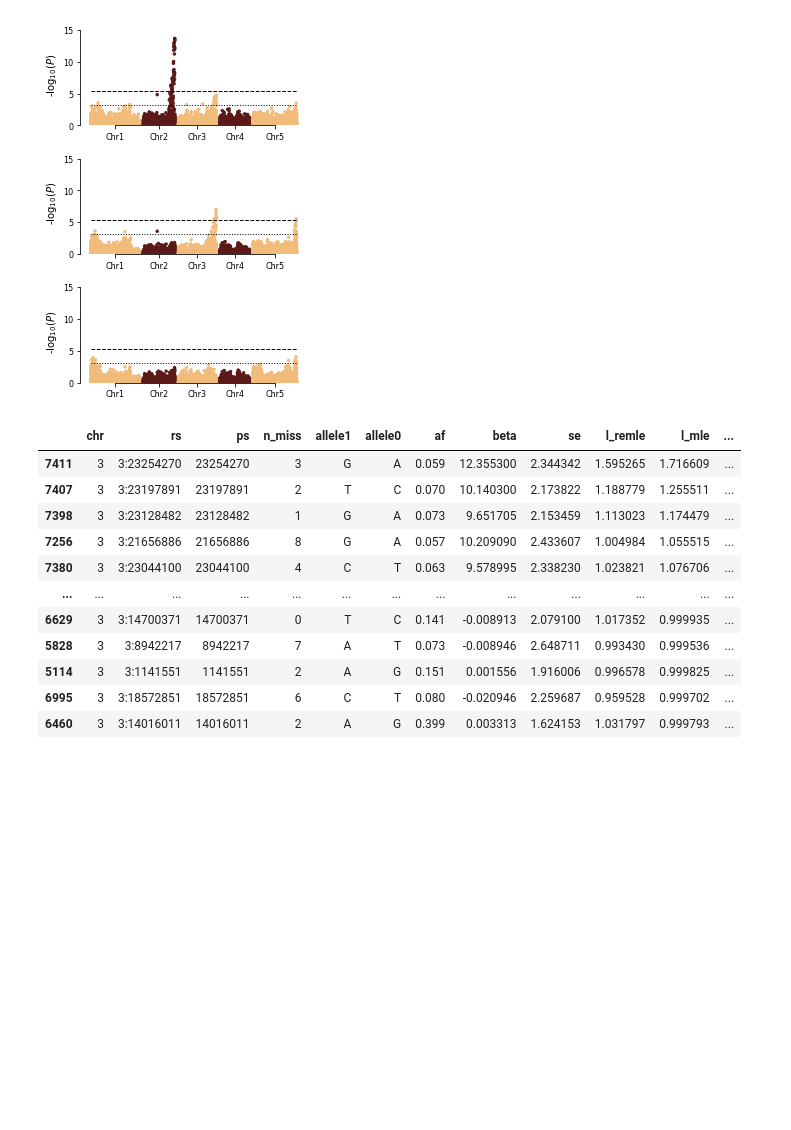
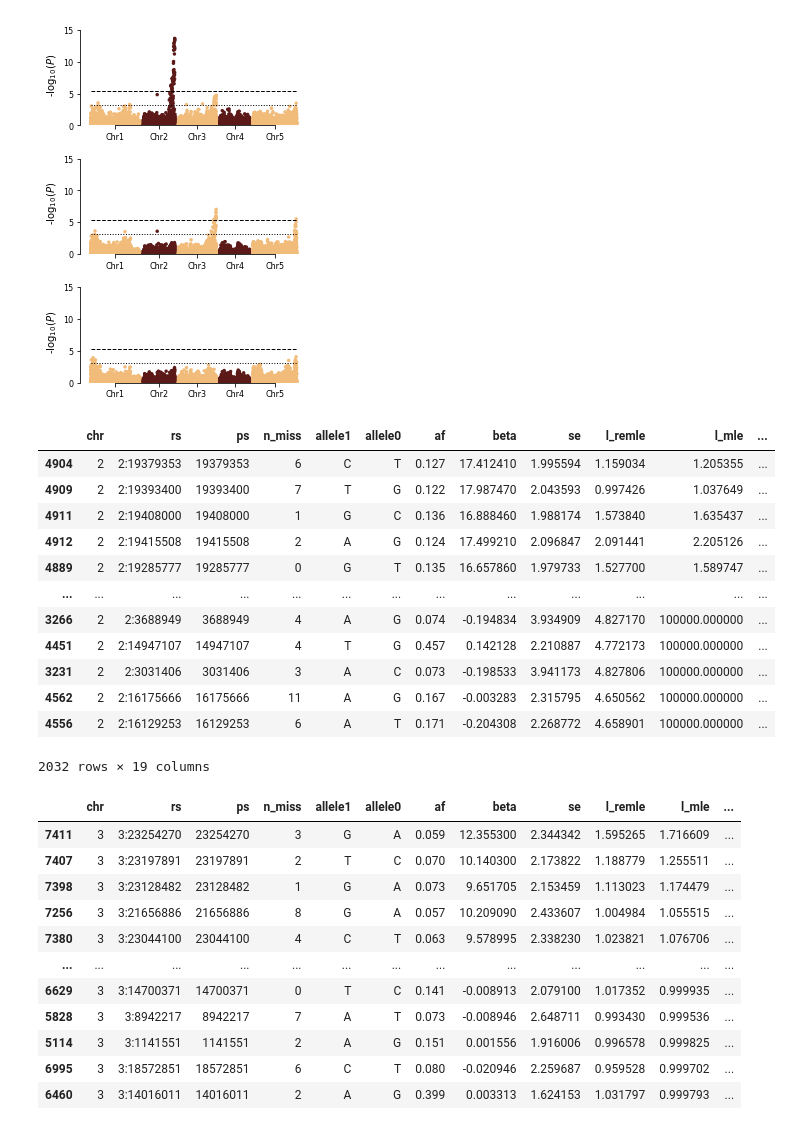
Before and after one commit to HancockLab/CVI-Boron, a Jupyter notebook: Main/Figure4/Fig4b/Fig4b.ipynb, the cells around one changed output. Saved outputs shown, nothing was run; the diff lists cells and outputs as text; code cells hidden in the pictures; blank space fills up the shorter version.

```diff
--- a/Main/Figure4/Fig4b/Fig4b.ipynb
+++ b/Main/Figure4/Fig4b/Fig4b.ipynb
@@ -104,6 +104,22 @@ plt.tight_layout()
 plt.savefig("Fig4b.png", format="png",bbox_inches="tight",facecolor="w",dpi=600)
 # %% [output]
 [figure]
+# %%
+classic.loc[classic['chr'] == 2].sort_values(by='P', ascending=False)
+# %% [output]
+|  | chr | rs | ps | n_miss | allele1 | allele0 | af | beta | se | l_remle | l_mle | ... |
+| 4904 | 2 | 2:19379353 | 19379353 | 6 | C | T | 0.127 | 17.412410 | 1.995594 | 1.159034 | 1.205355 | ... |
+| 4909 | 2 | 2:19393400 | 19393400 | 7 | T | G | 0.122 | 17.987470 | 2.043593 | 0.997426 | 1.037649 | ... |
+| 4911 | 2 | 2:19408000 | 19408000 | 1 | G | C | 0.136 | 16.888460 | 1.988174 | 1.573840 | 1.635437 | ... |
+| 4912 | 2 | 2:19415508 | 19415508 | 2 | A | G | 0.124 | 17.499210 | 2.096847 | 2.091441 | 2.205126 | ... |
+| 4889 | 2 | 2:19285777 | 19285777 | 0 | G | T | 0.135 | 16.657860 | 1.979733 | 1.527700 | 1.589747 | ... |
+| ... | ... | ... | ... | ... | ... | ... | ... | ... | ... | ... | ... | ... |
+| 3266 | 2 | 2:3688949 | 3688949 | 4 | A | G | 0.074 | -0.194834 | 3.934909 | 4.827170 | 100000.000000 | ... |
+| 4451 | 2 | 2:14947107 | 14947107 | 4 | T | G | 0.457 | 0.142128 | 2.210887 | 4.772173 | 100000.000000 | ... |
+| 3231 | 2 | 2:3031406 | 3031406 | 3 | A | C | 0.073 | -0.198533 | 3.941173 | 4.827806 | 100000.000000 | ... |
+| 4562 | 2 | 2:16175666 | 16175666 | 11 | A | G | 0.167 | -0.003283 | 2.315795 | 4.650562 | 100000.000000 | ... |
+| 4556 | 2 | 2:16129253 | 16129253 | 6 | A | T | 0.171 | -0.204308 | 2.268772 | 4.658901 | 100000.000000 | ... |
+2032 rows × 19 columns
 # %%
 chr2_19379353.loc[chr2_19379353['chr'] == 3].sort_values(by='P', ascending=False)
 # %% [output]
```
Also changed, not shown: 7 other files.
